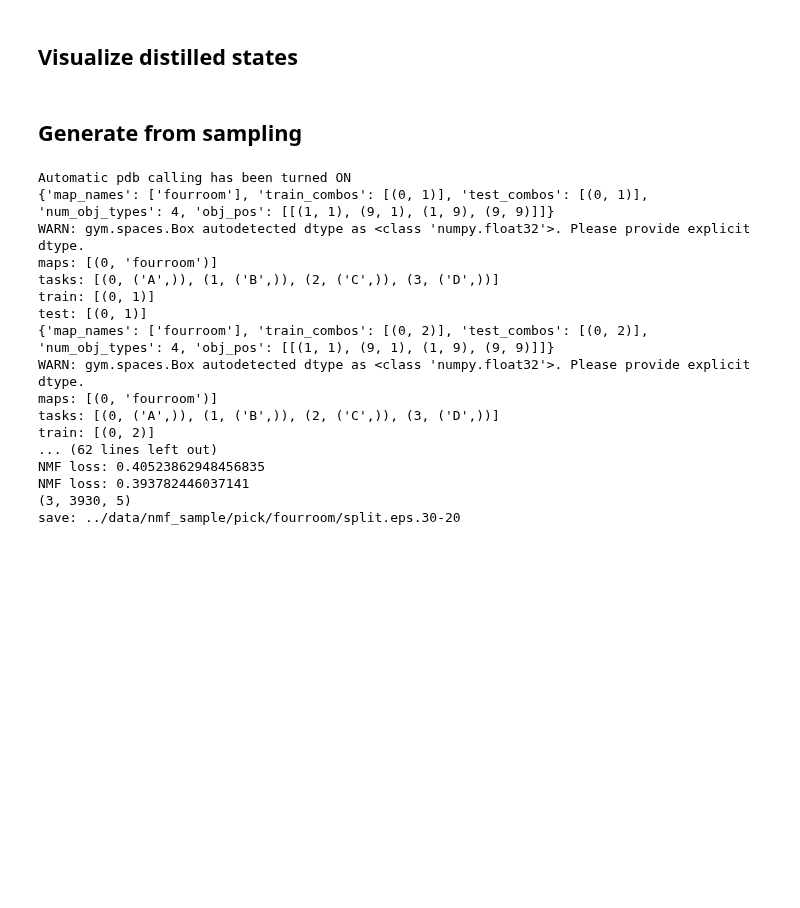
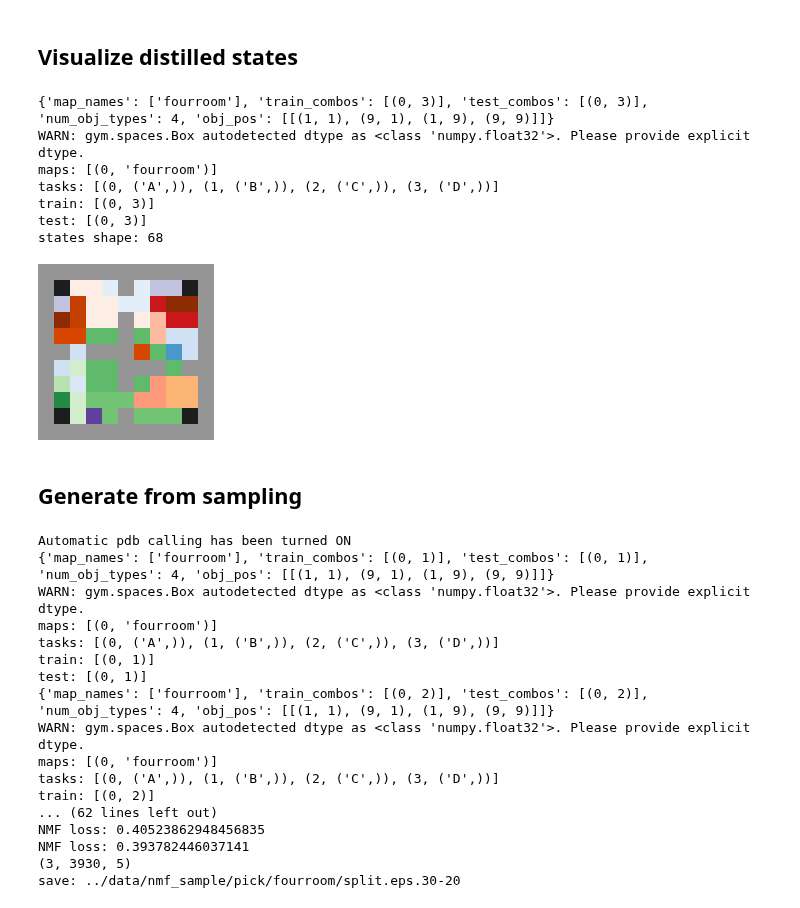
Before and after one commit to lchenat/TSA, a Jupyter notebook: ipynb/pick_nmf.ipynb, the cells around one changed output. Saved outputs shown, nothing was run; the diff lists cells and outputs as text; code cells hidden in the pictures; blank space fills up the shorter version.

```diff
--- a/ipynb/pick_nmf.ipynb
+++ b/ipynb/pick_nmf.ipynb
@@ -427,3 +437,30 @@ expert = get_expert(weight_path, action_dim)
+# %%
+n_abs = 50
+l1_ratio = 0.0
+
+weight_dict = {
+    20: '../log/pick.split.mix.10-20/nmf_sample.baseline.n_abs-20/20/0.190325-224016/models/step-720000-acc-10.71',
+    50: '../log/pick.split.mix.10-50/nmf_sample.baseline.n_abs-50/50/0.190325-230619/models/step-1200000-acc-10.76',
+    5: '../log/pick.split.mix.10-5/nmf_sample.baseline.n_abs-5/5/0.190325-230625/models/step-220800-acc-7.96',
+}
+
+env, states = get_visualization_env()
+decomposer = MTNMF(n_abs, max_iter=5000, tol=0.0001)
+expert = get_expert(weight_dict[n_abs], action_dim, feat_dim=n_abs)
+
+abs_s = expert.network.phi_body(tensor(states))
+abs_list = abs_s.argmax(1).detach().cpu().numpy()
+img = get_img(env, abs_list)
+imshow(img)
+# %% [output]
+{'map_names': ['fourroom'], 'train_combos': [(0, 3)], 'test_combos': [(0, 3)], 'num_obj_types': 4, 'obj_pos': [[(1, 1), (9, 1), (1, 9), (9, 9)]]}
+WARN: gym.spaces.Box autodetected dtype as <class 'numpy.float32'>. Please provide explicit dtype.
+maps: [(0, 'fourroom')]
+tasks: [(0, ('A',)), (1, ('B',)), (2, ('C',)), (3, ('D',))]
+train: [(0, 3)]
+test: [(0, 3)]
+states shape: 68
+[figure, added]
 # %% [markdown]
 ## Generate from sampling
 # %%
```
Also changed, not shown: parts of 3 cells of this notebook, 21 other files.
